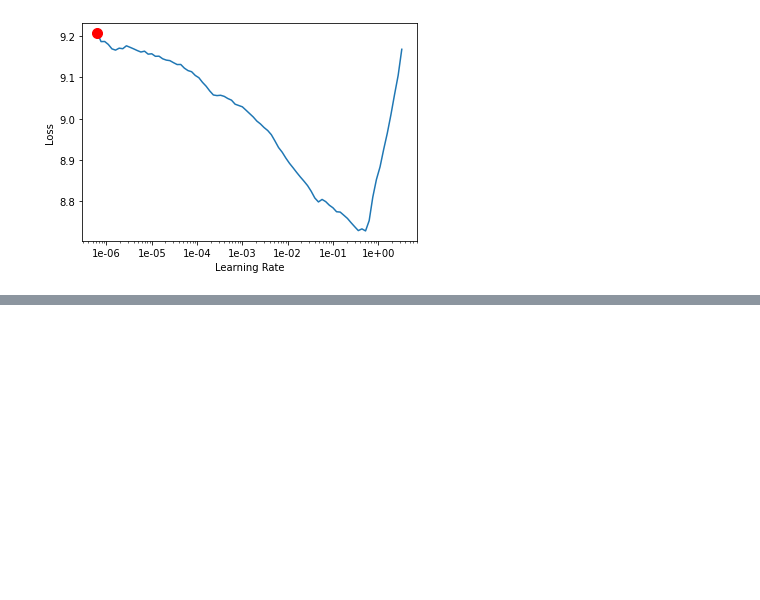
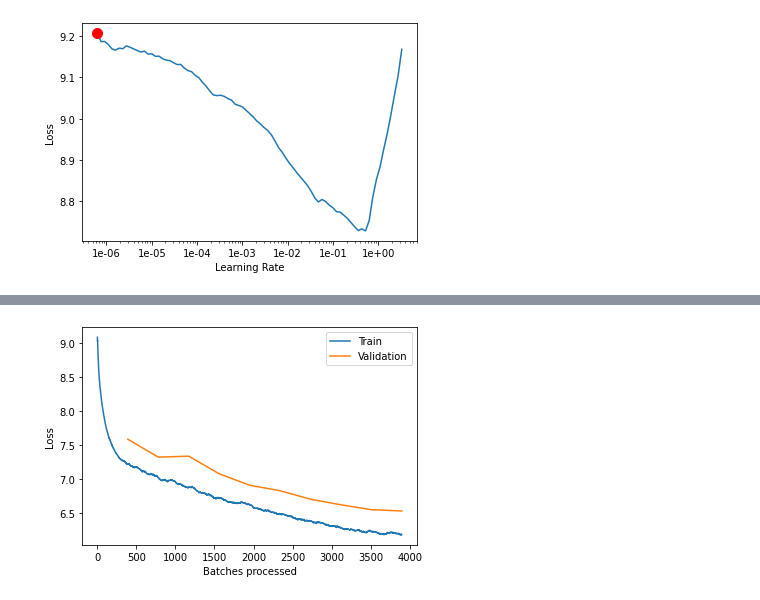
Before and after one commit to henriwoodcock/Applying-Modern-Best-Practices-to-Autoencoders, a Jupyter notebook: notebooks/cifar-10/cifar_autoencoder_joint_training.ipynb, the cells around one changed output, grey strips where cells are left out. Cells and saved outputs as stored; diff of their text form; code cells hidden in the pictures; blank space fills up the shorter version.

```diff
--- a/notebooks/cifar-10/cifar_autoencoder_joint_training.ipynb
+++ b/notebooks/cifar-10/cifar_autoencoder_joint_training.ipynb
@@ -1037,0 +1049,4 @@ learn.fit_one_cycle(10, max_lr = slice(1e-04, 1e-01))
+# %%
+learn.recorder.plot_losses()
+# %% [output]
+[figure, added]
```
Also changed, not shown: parts of 4 cells of this notebook.
